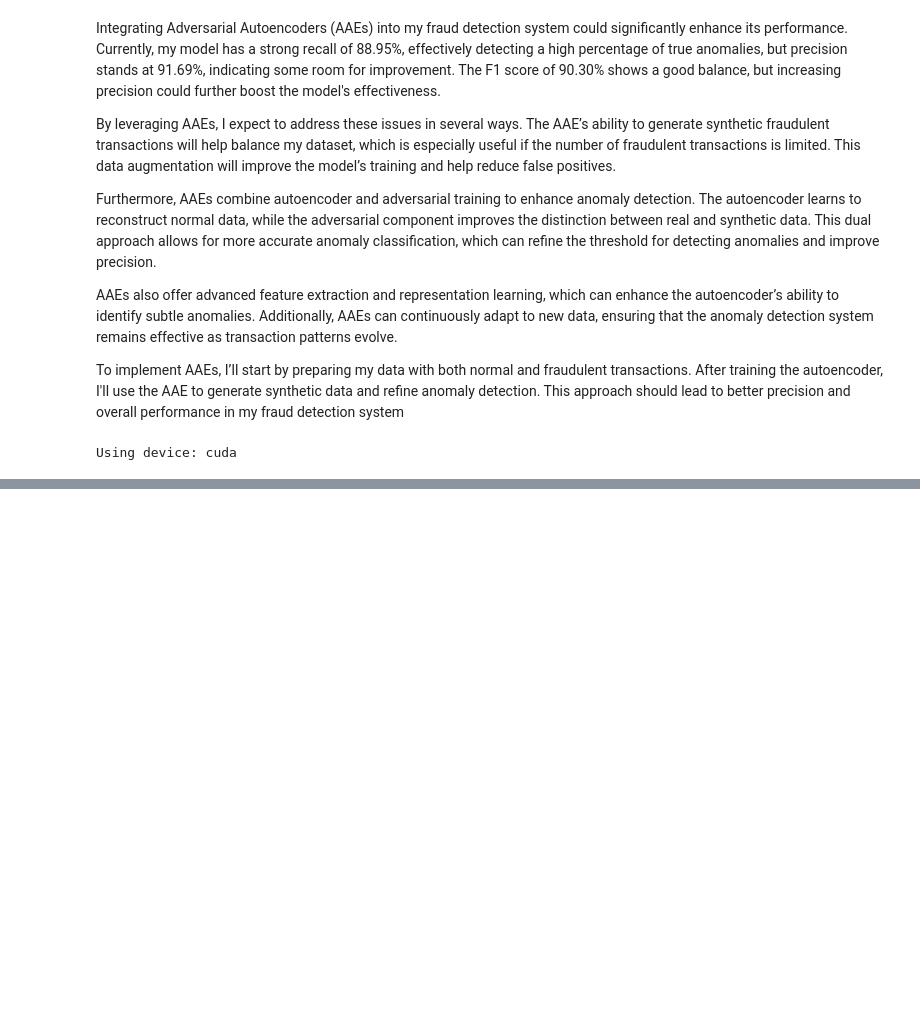
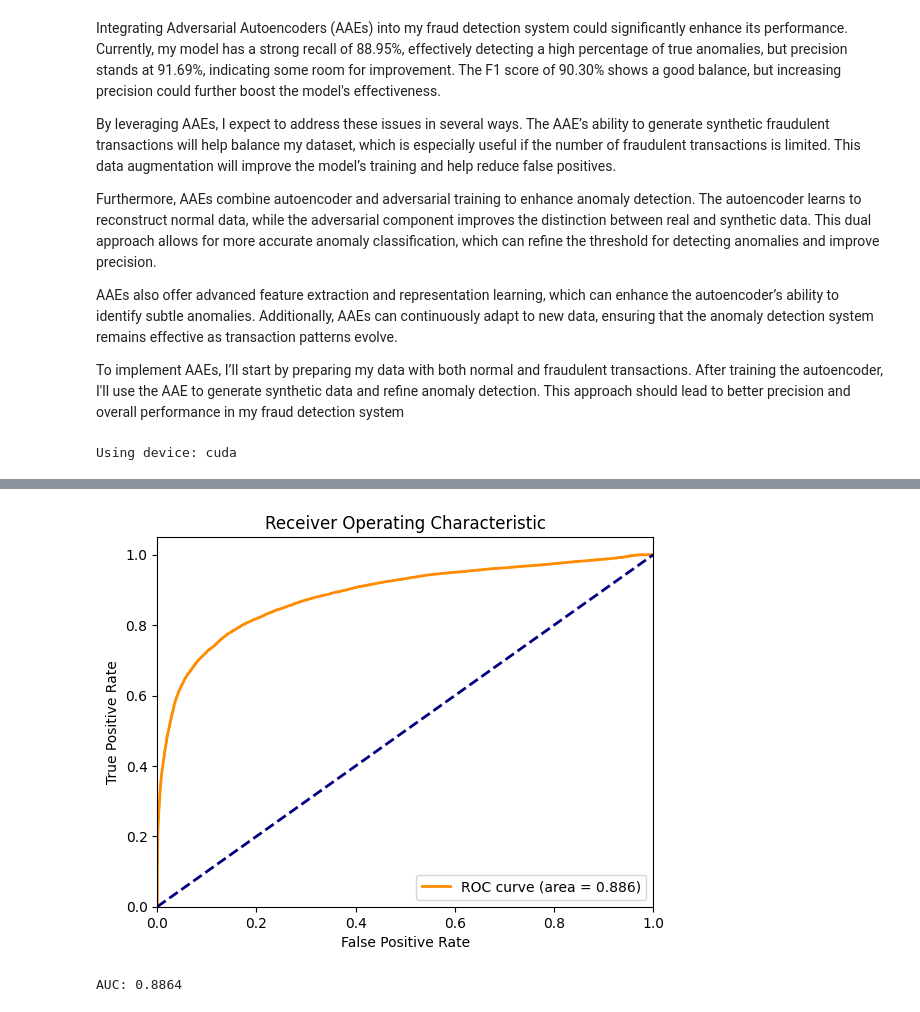
Before and after one commit to Hernan3scobar/GAN, a Jupyter notebook: GaN_v1.ipynb, the cells around one changed output, grey strips where cells are left out. Saved outputs shown, nothing was run; the diff lists cells and outputs as text; code cells hidden in the pictures; blank space fills up the shorter version.

```diff
--- a/GaN_v1.ipynb
+++ b/GaN_v1.ipynb
@@ -503,0 +531,49 @@ ax2.set
+# %%
+from sklearn.metrics import roc_curve, auc
+
+def calculate_roc_auc(autoencoder, discriminator, data_loader):
+    autoencoder.eval()
+    discriminator.eval()
+
+    real_labels = []
+    pred_scores = []
+
+    with torch.no_grad():
+        for batch in data_loader:
+            X_batch, y_batch = batch
+            X_batch = X_batch.to(device)
+            batch_size = X_batch.size(0)
+
+            # Autoencoder encoding
+            fake_z = autoencoder.encoder(X_batch)
+            validity = discriminator(fake_z).cpu().numpy()
+
+            # Collecting real labels and predicted scores
+            real_labels.extend(y_batch.cpu().numpy())
+            pred_scores.extend(validity)
+
+    # Calculate ROC and AUC
+    fpr, tpr, _ = roc_curve(real_labels, pred_scores)
+    roc_auc = auc(fpr, tpr)
+
+    return fpr, tpr, roc_auc
+
+# Calculate ROC and AUC for the test dataset
+fpr, tpr, roc_auc = calculate_roc_auc(autoencoder, discriminator, test_loader)
+
+# Plot ROC curve
+plt.figure()
+plt.plot(fpr, tpr, color='darkorange', lw=2, label='ROC curve (area = %0.3f)' % roc_auc)
+plt.plot([0, 1], [0, 1], color='navy', lw=2, linestyle='--')
+plt.xlim([0.0, 1.0])
+plt.ylim([0.0, 1.05])
+plt.xlabel('False Positive Rate')
+plt.ylabel('True Positive Rate')
+plt.title('Receiver Operating Characteristic')
+plt.legend(loc="lower right")
+plt.show()
+
+print(f'AUC: {roc_auc:.4f}')
+# %% [output]
+[figure, added]
+AUC: 0.8864
```
Also changed, not shown: parts of 9 cells of this notebook.
